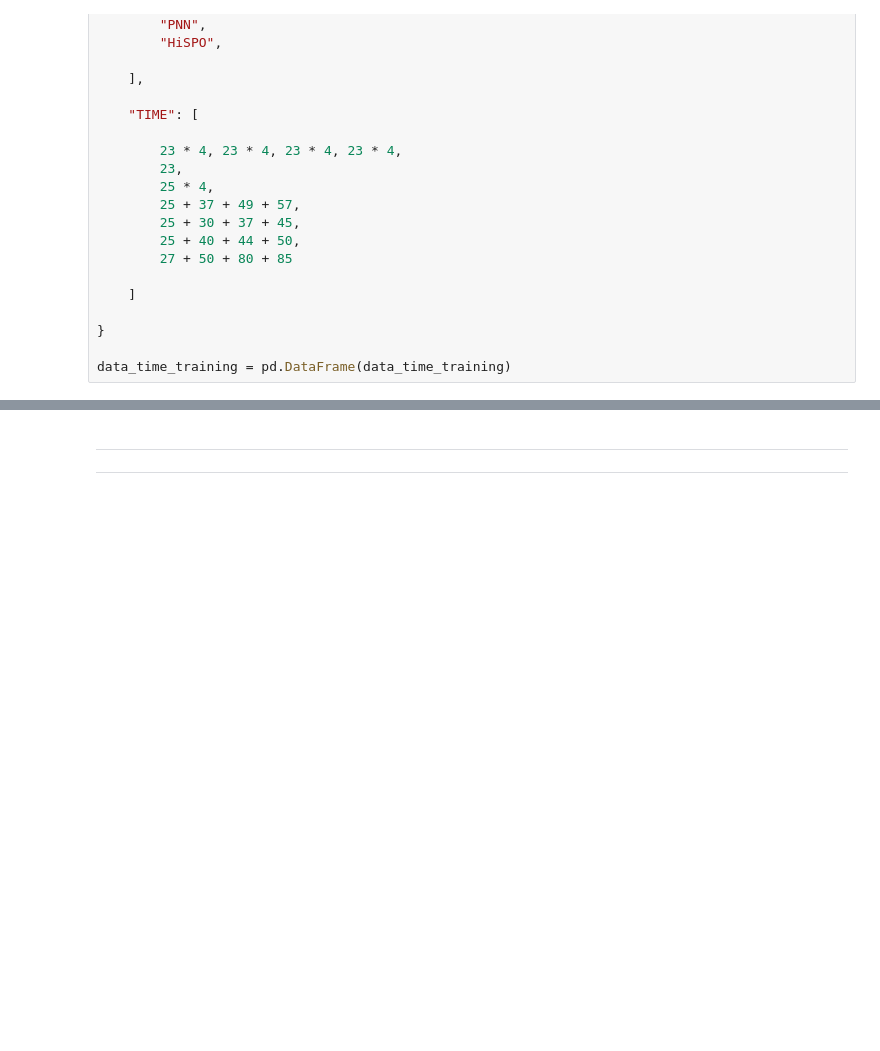
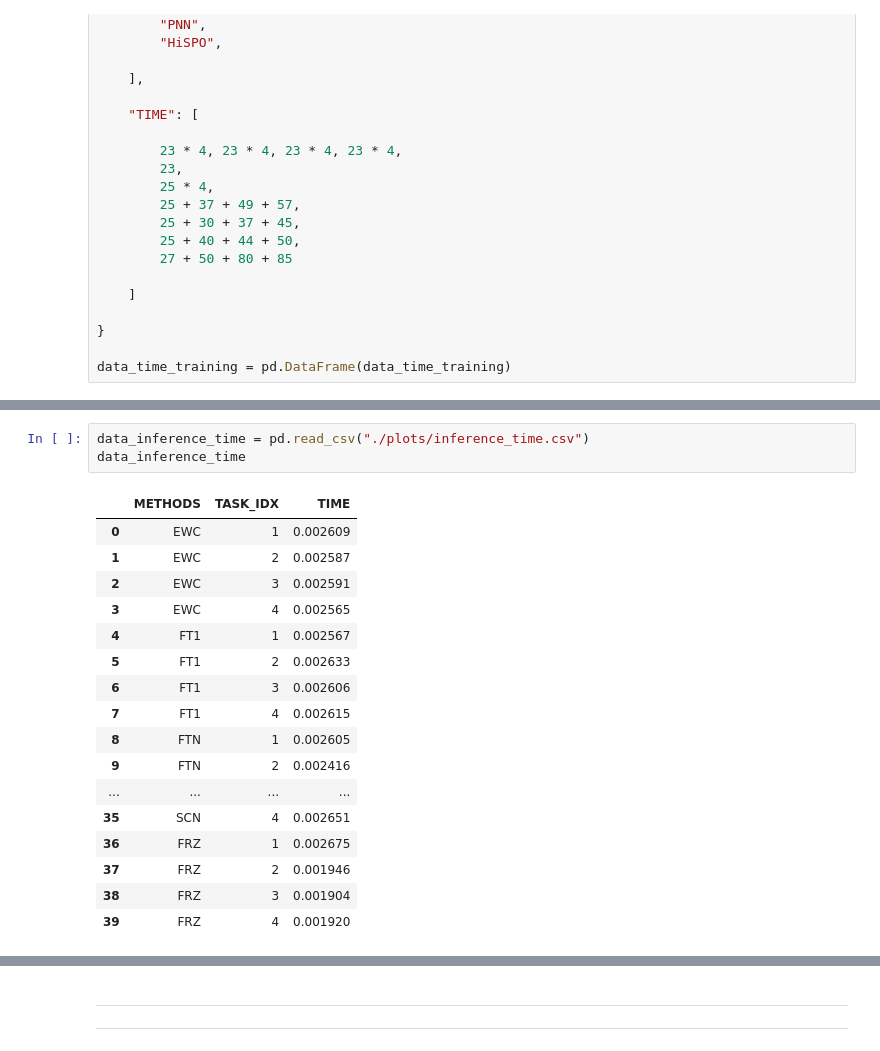
Before and after one commit to anosubcog9438/continual-nav-bench, a Jupyter notebook: experiments/2_continual/plots.ipynb, the cells around one changed output, grey strips where cells are left out. Saved outputs shown, nothing was run; the diff lists cells and outputs as text; blank space fills up the shorter version.

```diff
--- a/experiments/2_continual/plots.ipynb
+++ b/experiments/2_continual/plots.ipynb
@@ -900,0 +1031,21 @@ Passing `palette` without assigning `hue` is deprecated and will be removed in v
+# %%
+data_inference_time = pd.read_csv("./plots/inference_time.csv")
+data_inference_time
+# %% [output]
+|  | METHODS | TASK_IDX | TIME |
+| 0 | EWC | 1 | 0.002609 |
+| 1 | EWC | 2 | 0.002587 |
+| 2 | EWC | 3 | 0.002591 |
+| 3 | EWC | 4 | 0.002565 |
+| 4 | FT1 | 1 | 0.002567 |
+| 5 | FT1 | 2 | 0.002633 |
+| 6 | FT1 | 3 | 0.002606 |
+| 7 | FT1 | 4 | 0.002615 |
+| 8 | FTN | 1 | 0.002605 |
+| 9 | FTN | 2 | 0.002416 |
+| ... | ... | ... | ... |
+| 35 | SCN | 4 | 0.002651 |
+| 36 | FRZ | 1 | 0.002675 |
+| 37 | FRZ | 2 | 0.001946 |
+| 38 | FRZ | 3 | 0.001904 |
+| 39 | FRZ | 4 | 0.001920 |
```
Also changed, not shown: parts of 12 cells of this notebook, 18 other files.
